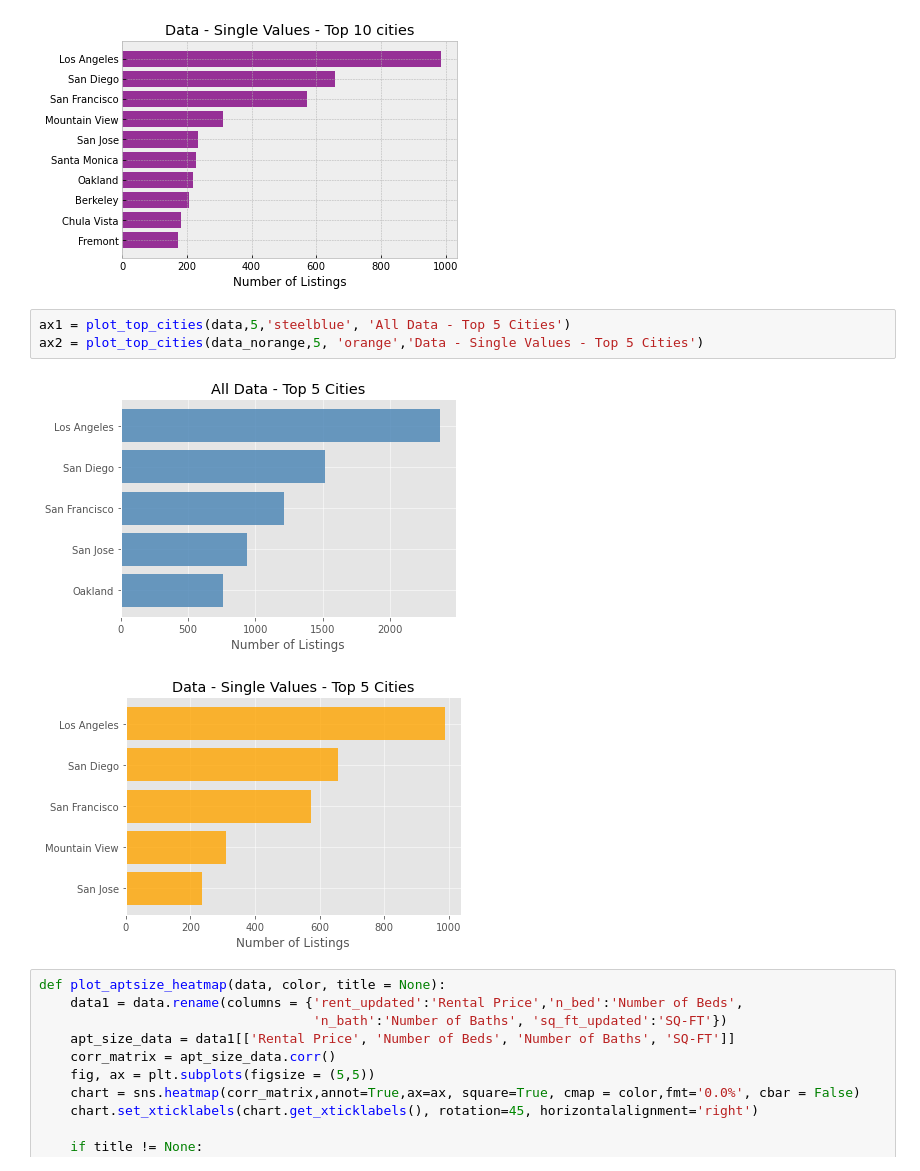
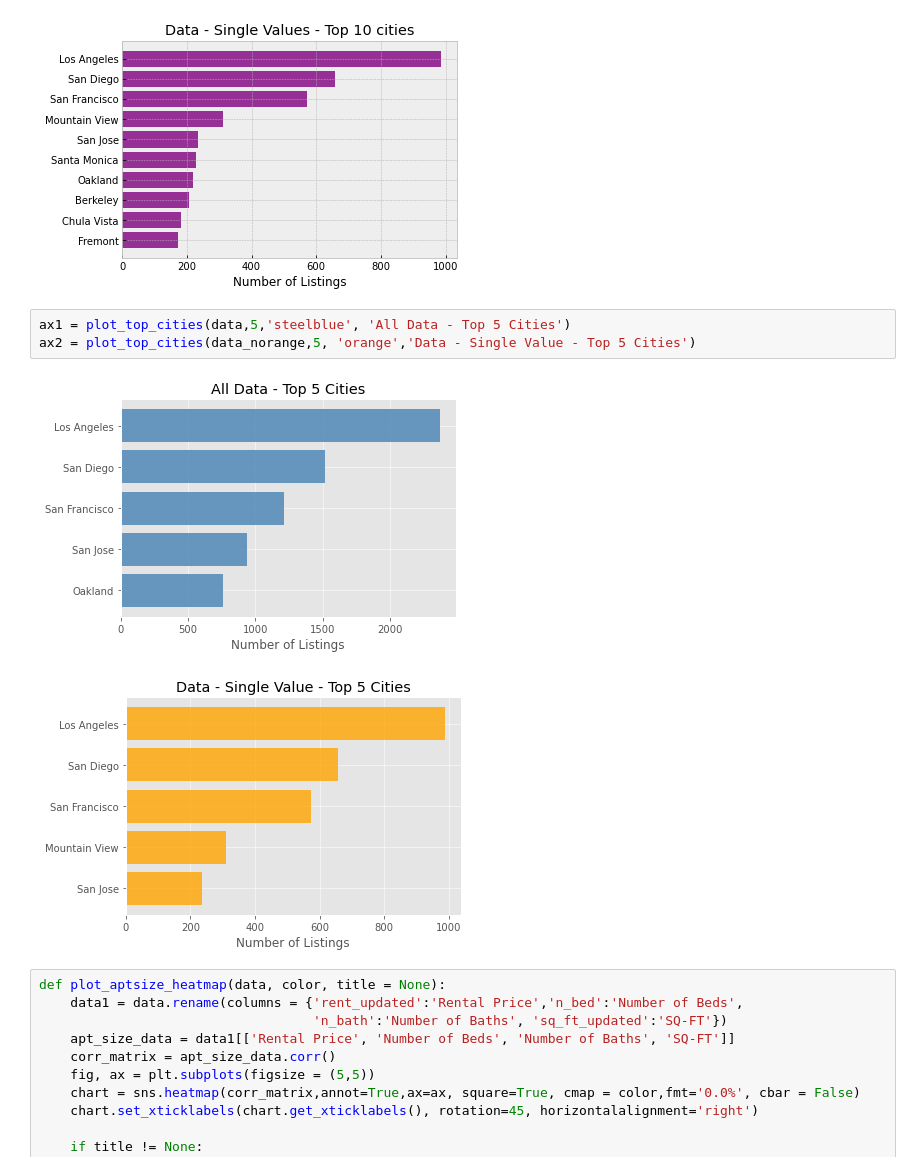
Before and after one commit to yenholaivy/CaliforniaRentalValueEstimation, a Jupyter notebook: apt_analysis.ipynb, the cells around one changed output. Cells and saved outputs as stored; diff of their text form.

```diff
--- a/apt_analysis.ipynb
+++ b/apt_analysis.ipynb
@@ -101,10 +101,10 @@ plot_top_cities(data_norange, 10, color = 'purple', title = 'Data - Single Value
 [figure]
 # %%
 ax1 = plot_top_cities(data,5,'steelblue', 'All Data - Top 5 Cities')
-ax2 = plot_top_cities(data_norange,5, 'orange','Data - Single Values - Top 5 Cities')
+ax2 = plot_top_cities(data_norange,5, 'orange','Data - Single Value - Top 5 Cities')
 # %% [output]
 [figure]
-[figure, old version]
+[figure, new version]
 # %%
 def plot_aptsize_heatmap(data, color, title = None):
     data1 = data.rename(columns = {'rent_updated':'Rental Price','n_bed':'Number of Beds',
```
Also changed, not shown: parts of 1 cell of this notebook, 15 other files.
